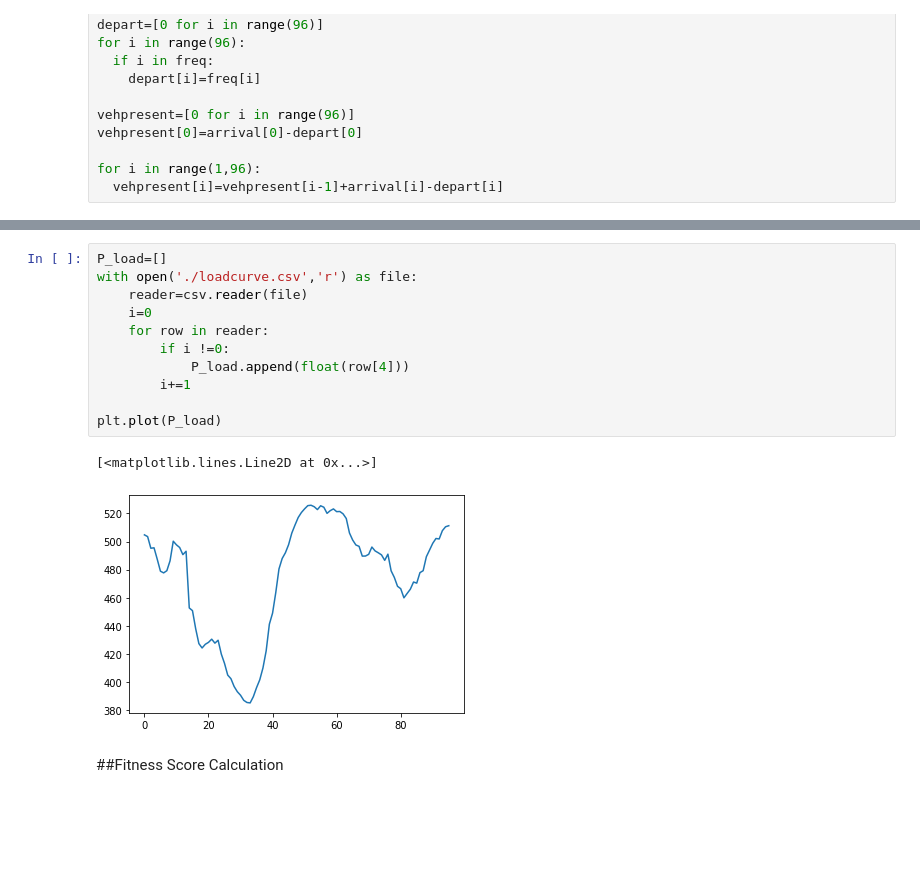
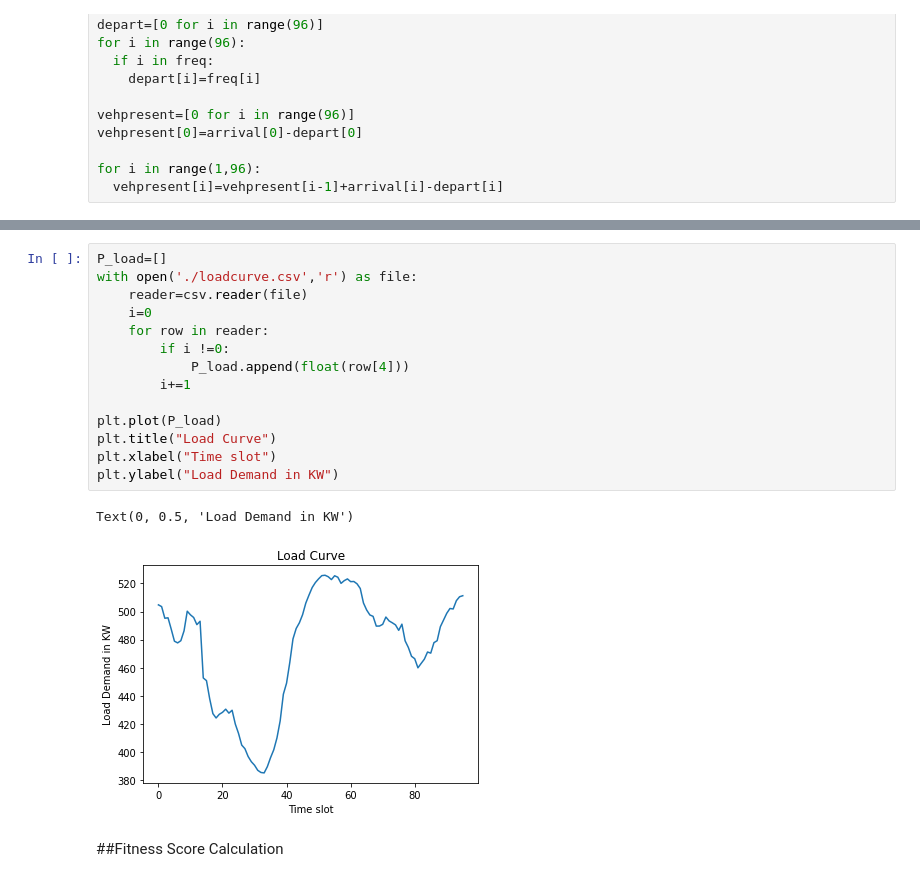
Before and after one commit to NithinSravan/fyp-ga-neuroevolution, a Jupyter notebook: FYP.ipynb, the cells around one changed output, grey strips where cells are left out. Saved outputs shown, nothing was run; the diff lists cells and outputs as text; blank space fills up the shorter version.

```diff
--- a/FYP.ipynb
+++ b/FYP.ipynb
@@ -149,17 +152,20 @@ ebattery
 # %%
 P_load=[]
 with open('./loadcurve.csv','r') as file:
     reader=csv.reader(file)
     i=0
     for row in reader:
         if i !=0:
             P_load.append(float(row[4]))
         i+=1
 
 plt.plot(P_load)
+plt.title("Load Curve")
+plt.xlabel("Time slot")
+plt.ylabel("Load Demand in KW")
 # %% [output]
-[<matplotlib.lines.Line2D at 0x...>]
+Text(0, 0.5, 'Load Demand in KW')
-[figure, old version]
+[figure, new version]
 # %% [markdown]
 ##Fitness Score Calculation
 # %%
```
Also changed, not shown: parts of 8 cells of this notebook.
